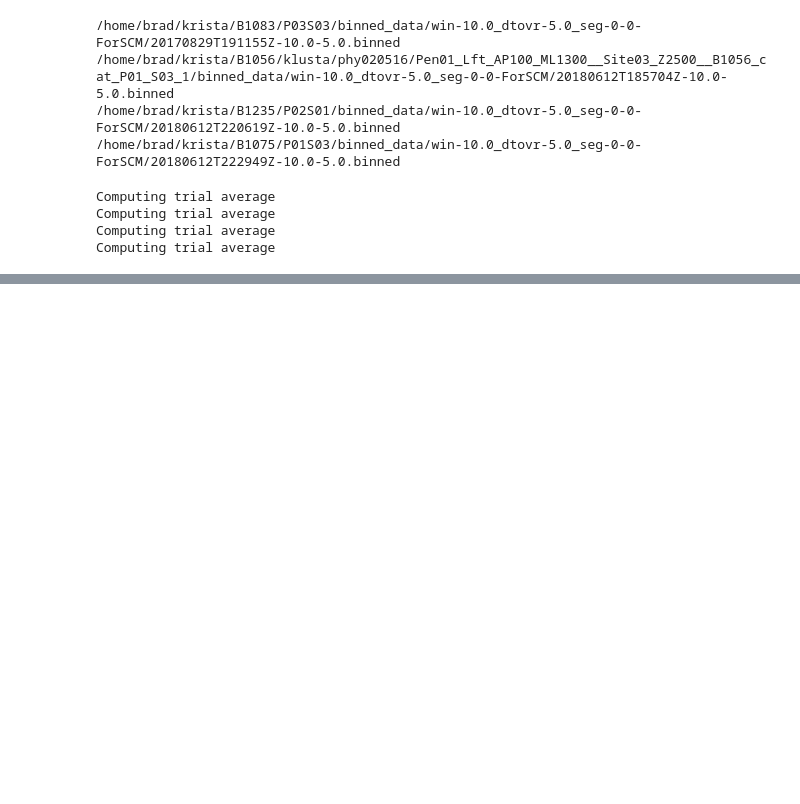
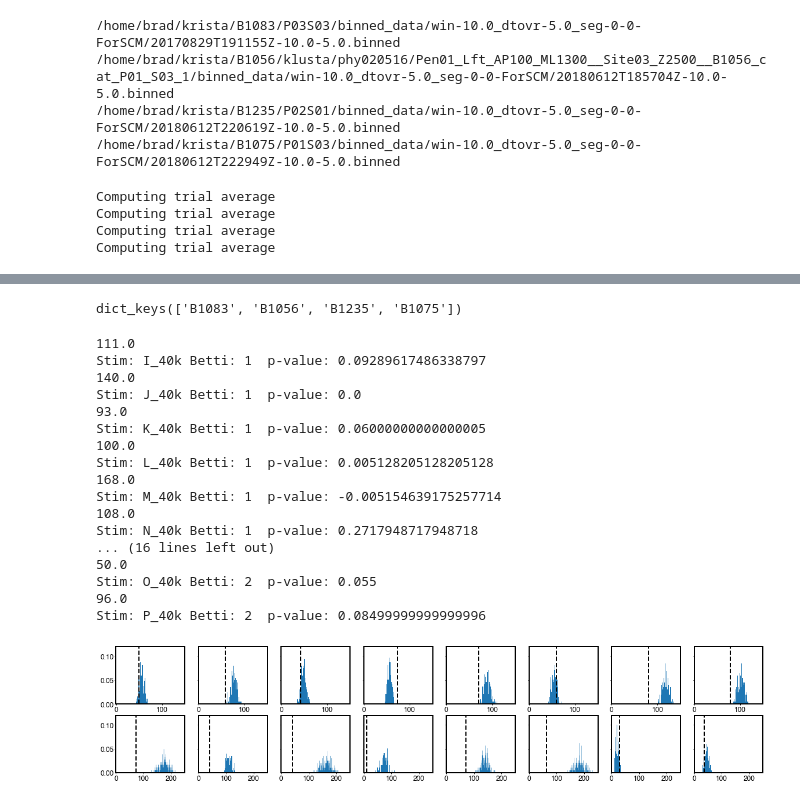
Before and after one commit to theilmbh/NeuralTDA, a Jupyter notebook: notebooks/pub/Figure 3.ipynb, the cells around one changed output, grey strips where cells are left out. Cells and saved outputs as stored; diff of their text form; code cells hidden in the pictures; blank space fills up the shorter version.

```diff
--- a/notebooks/pub/Figure 3.ipynb
+++ b/notebooks/pub/Figure 3.ipynb
@@ -167,7 +186,17 @@ Stim: K_40k, Clusters:None
 import pickle
 with open(os.path.join(figsavepth,'scm_control_save_trialvg_ALL.pkl'), 'wb') as f:
     pickle.dump(bird_scm_dict, f)
+# %%
+bird_scm_dict.keys()
+# %% [output]
+dict_keys(['B1083', 'B1056', 'B1235', 'B1075'])
 # %%
+# Single bird
+
+bird = 'B1083'
+stim_scm_dict = bird_scm_dict[bird]
+bc_tavg = bc_tavg_store[bird]
+
 plt.style.use('/home/brad/code/NeuralTDA/gentnerlab.mplstyle')
 f, axs = plt.subplots(2, 8,figsize=(20, 4), sharey=True, sharex=False)
 betti_num = 3
@@ -178,33 +207,58 @@ for ind, betti_num in enumerate(bettis):
     nmaxyt = 0
     nmaxxt = 0
     for stimind, stim in enumerate(stims):
         final_bettis = bc_tavg[stim][:, -1, 0]
         ax = axs[ind, stimind]
         #final_bettis = stim_betticurve_dict[stim][-1]
         b = final_bettis[betti_num]
         ax.plot([b, b], [0, 100], 'k--', linewidth=2)
         (nmaxy, nmaxx) = plot_scm_distribution([stim_scm_dict[stim]], 0, betti_num, ax=ax, align='left', histtype='stepfilled')
         nmaxyt = np.amax([nmaxy, nmaxyt])
         nmaxxt = np.amax([nmaxx, nmaxxt])
-        print(final_bettis)
-
         if ind > 0:
             xmax = 250
 
             ax.set_xticks(np.arange(0, 300, 100))
         else:
-            xmax = 100
+            xmax = 150
 
         ax.set_xlim([-0.1, xmax])
         ax.set_ylim([0, 0.12])
         ax.tick_params(labelsize=12)
         for i in ax.get_xticklabels():
             i.set_fontname('helvetica')
         for i in ax.get_yticklabels():
             i.set_fontname('helvetica')
         for axis in ['top', 'bottom', 'left', 'right']:
             ax.spines[axis].set_linewidth(2)
 
+        # Calculate empirical p-values
+        betti_vals = stim_scm_dict[stim][:, 0, betti_num]
+        betti_vals = betti_vals[betti_vals >= 0]
+        p = (1+np.sum(b <= betti_vals)) / (len(betti_vals + 1))
+        if p > 0.5:
+            p = 1-p
+        print('Stim: {} Betti: {}  p-value: {}'.format(stim, betti_num, p))
+
 
         #ax.set_title(stim)
 plt.savefig(os.path.join(figsavepth, 'SCMControl{}_bettiAll_8stims.eps'.format(bird)))
+# %% [output]
+111.0
+Stim: I_40k Betti: 1  p-value: 0.09289617486338797
+140.0
+Stim: J_40k Betti: 1  p-value: 0.0
+93.0
+Stim: K_40k Betti: 1  p-value: 0.06000000000000005
+100.0
+Stim: L_40k Betti: 1  p-value: 0.005128205128205128
+168.0
+Stim: M_40k Betti: 1  p-value: -0.005154639175257714
+108.0
+Stim: N_40k Betti: 1  p-value: 0.2717948717948718
+... (16 lines left out)
+50.0
+Stim: O_40k Betti: 2  p-value: 0.055
+96.0
+Stim: P_40k Betti: 2  p-value: 0.08499999999999996
+[figure, added]
```
Also changed, not shown: parts of 2 cells of this notebook, 6 other files.
